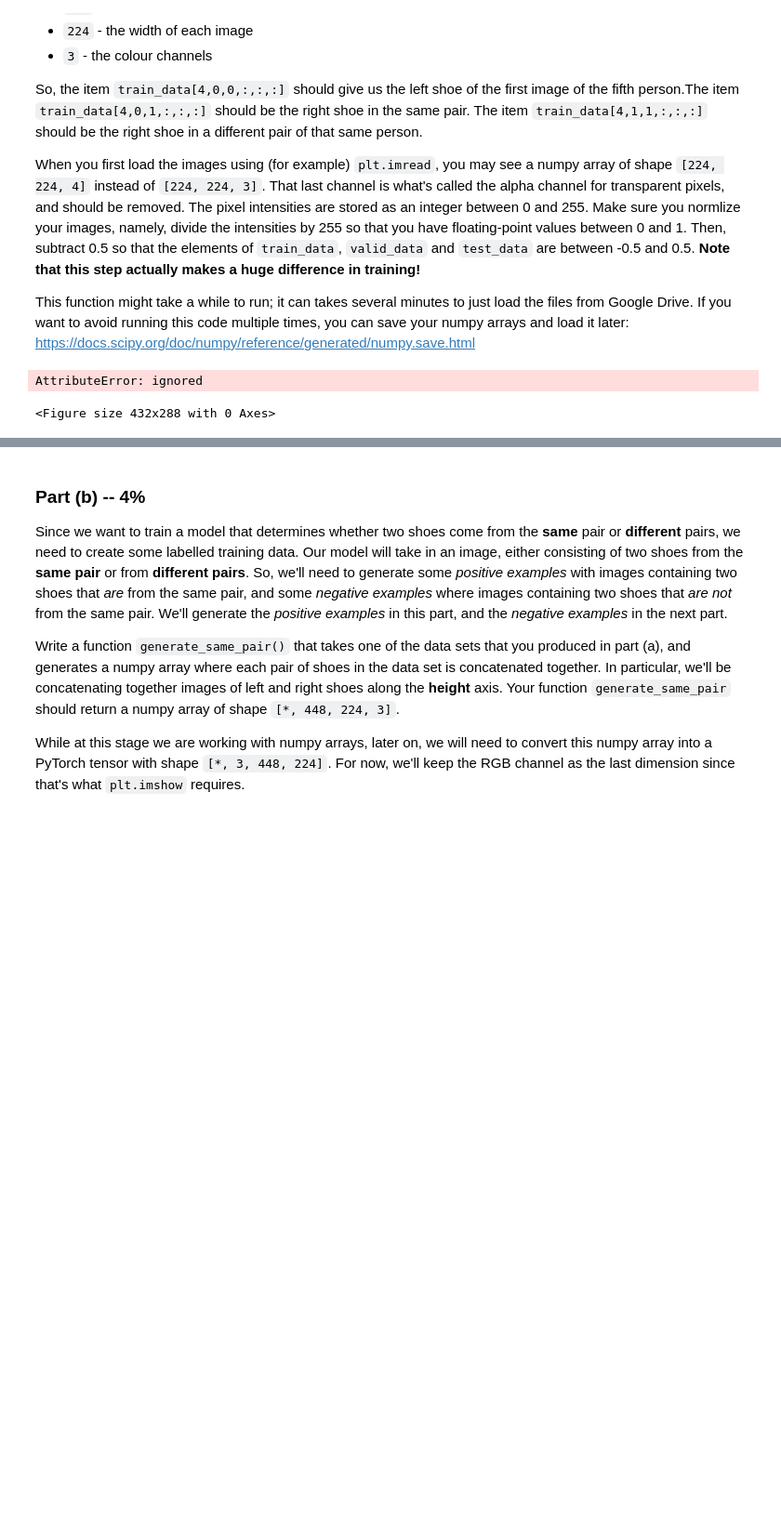
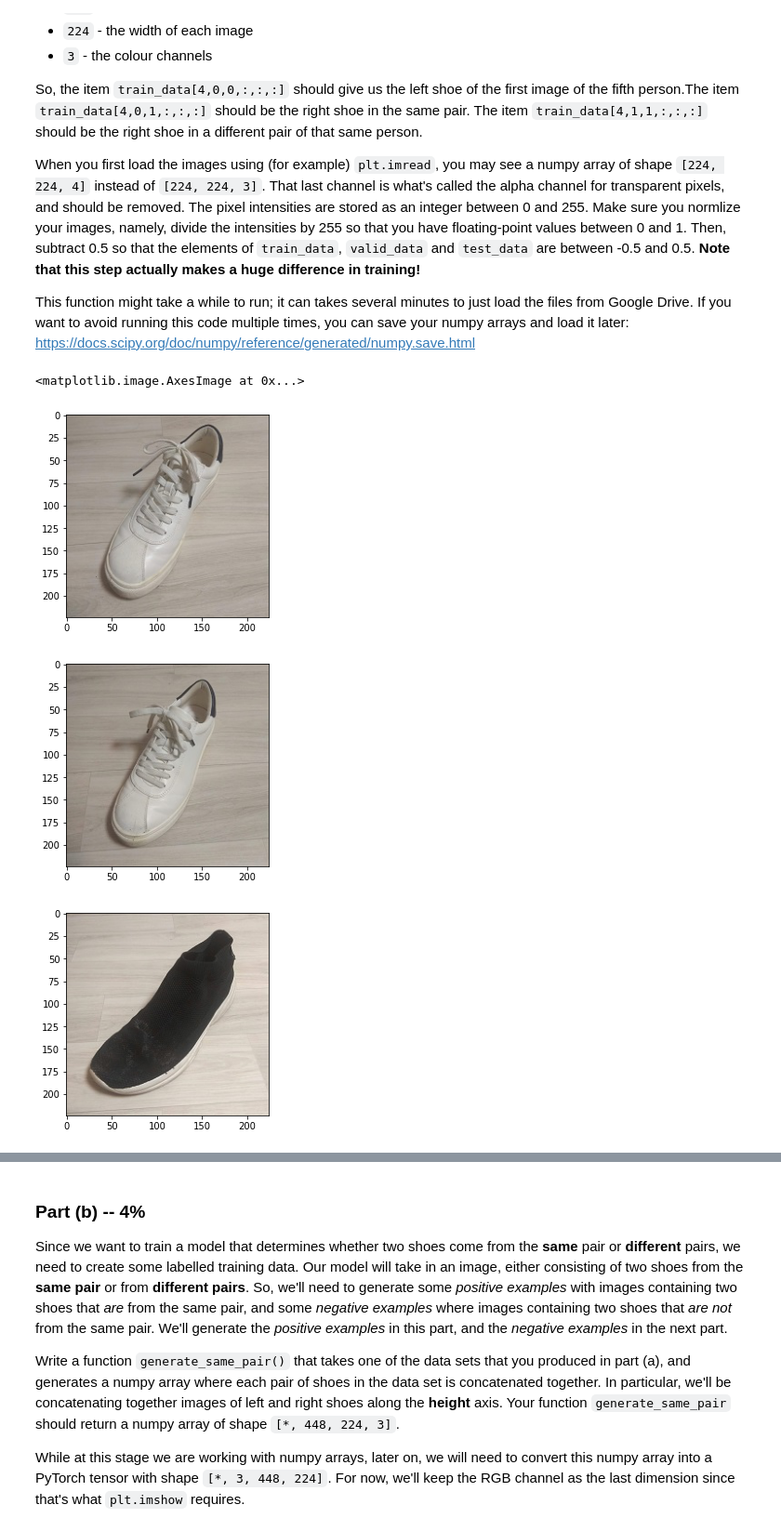
Before and after one commit to Yotamsil/DeepLearningEx3, a Jupyter notebook: Assignment3_ipynb.ipynb, the cells around one changed output, grey strips where cells are left out. Shown: that part at 93% size. Drawn from its saved outputs; the diff is of its cells as text; code cells hidden in the pictures; blank space fills up the shorter version.

```diff
--- a/Assignment3_ipynb.ipynb
+++ b/Assignment3_ipynb.ipynb
@@ -112,11 +112,11 @@ def dict2array(images):
         student_idx += 1
         last_student_num = student_num
       shoes_idx = int(file[5])-1
-      if file[6:11] == 'right':
+      if file[7:11] == 'left':
+        side_idx = 0
+      else:
         side_idx = 1
-      else:
-        side_idx = 0
-      output[student_idx][shoes_idx][side_idx][:][:][:] = np.array(images[file])
+      output[student_idx][shoes_idx][side_idx][:][:][:] = np.array(images[file])/255 - 0.5
   return output
 # %%
 train_data_dict = file2dict(path_train,path2save_train)
@@ -129,11 +129,13 @@ test_m = dict2array(test_m_dict)
 # %%
 # Run this code, include the image in your PDF submission
 plt.figure()
-plt.imshow(train_data.iloc[4,0,0,:,:,:]) # left shoe of first pair submitted by 5th student
+plt.imshow(train_data[4,0,0,:,:,:]+0.5) # left shoe of first pair submitted by 5th student
 plt.figure()
-plt.imshow(train_data[4,0,1,:,:,:]) # right shoe of first pair submitted by 5th student
+plt.imshow(train_data[4,0,1,:,:,:]+0.5) # right shoe of first pair submitted by 5th student
 plt.figure()
-plt.imshow(train_data[4,1,1,:,:,:]) # right shoe of second pair submitted by 5th student
+plt.imshow(train_data[4,1,1,:,:,:]+0.5) # right shoe of second pair submitted by 5th student
 # %% [output]
-AttributeError: ignored
+<matplotlib.image.AxesImage at 0x...>
-<Figure size 432x288 with 0 Axes>
+[figure, added]
+[figure, added]
+[figure, added]
```
Also changed, not shown: parts of 3 cells of this notebook.
